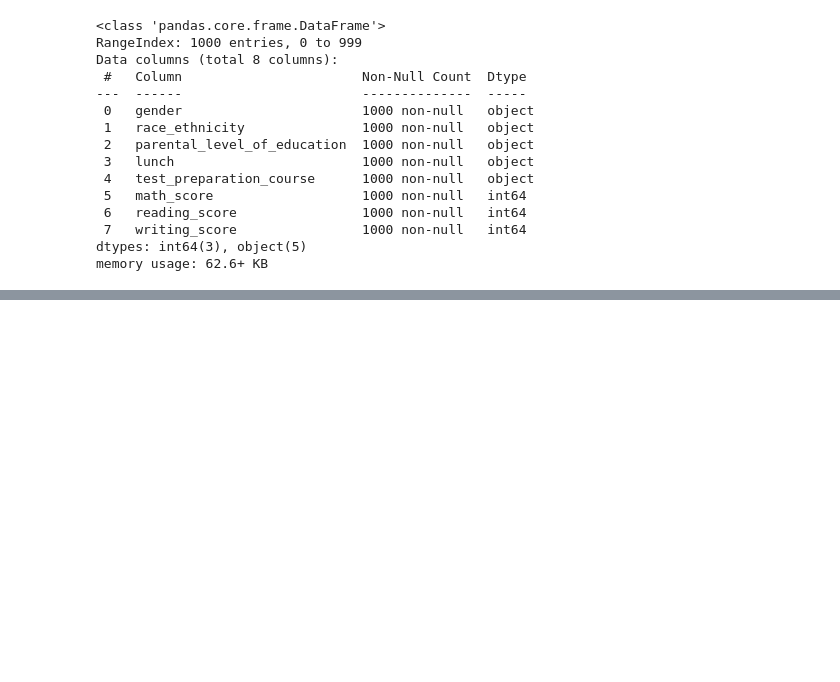
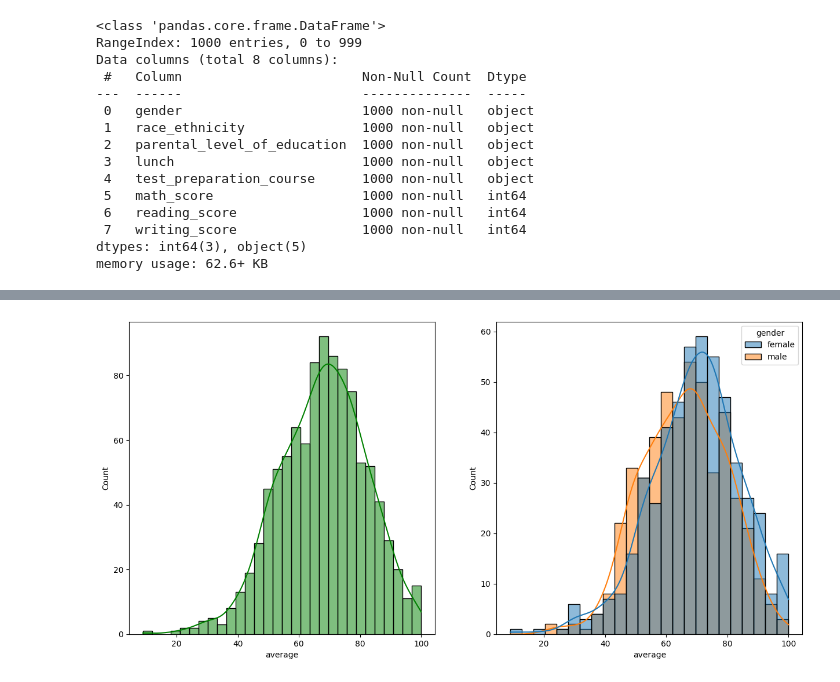
Before and after one commit to sriram19t/e2e_mlproject, a Jupyter notebook: notebooks/eda_study.ipynb, the cells around one changed output, grey strips where cells are left out. Cells and saved outputs as stored; diff of their text form; code cells hidden in the pictures; blank space fills up the shorter version.

```diff
--- a/notebooks/eda_study.ipynb
+++ b/notebooks/eda_study.ipynb
@@ -91,0 +114,4 @@ Name: count, Length: 1000, dtype: int64
+# %%
+data['total score'] = data['math_score'] + data['reading_score'] + data['writing_score']
+data['average'] = data['total score']/3
+data.head()
@@ -91,0 +125,9 @@ Name: count, Length: 1000, dtype: int64
+# %%
+fig, axs = plt.subplots(1, 2, figsize=(15, 7))
+plt.subplot(121)
+sns.histplot(data=data,x='average',bins=30,kde=True,color='g')
+plt.subplot(122)
+sns.histplot(data=data,x='average',kde=True,hue='gender')
+plt.show()
+# %% [output]
+[figure, added]
```
Also changed, not shown: parts of 4 cells of this notebook, 1 other file.
